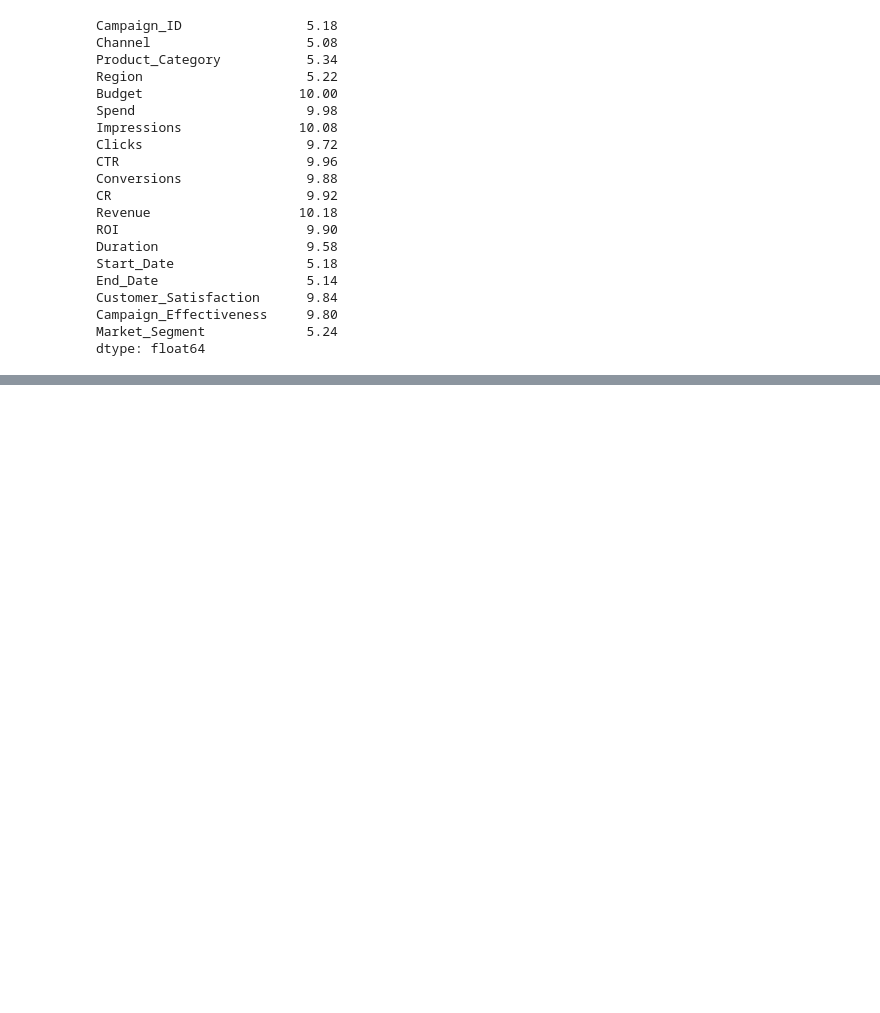
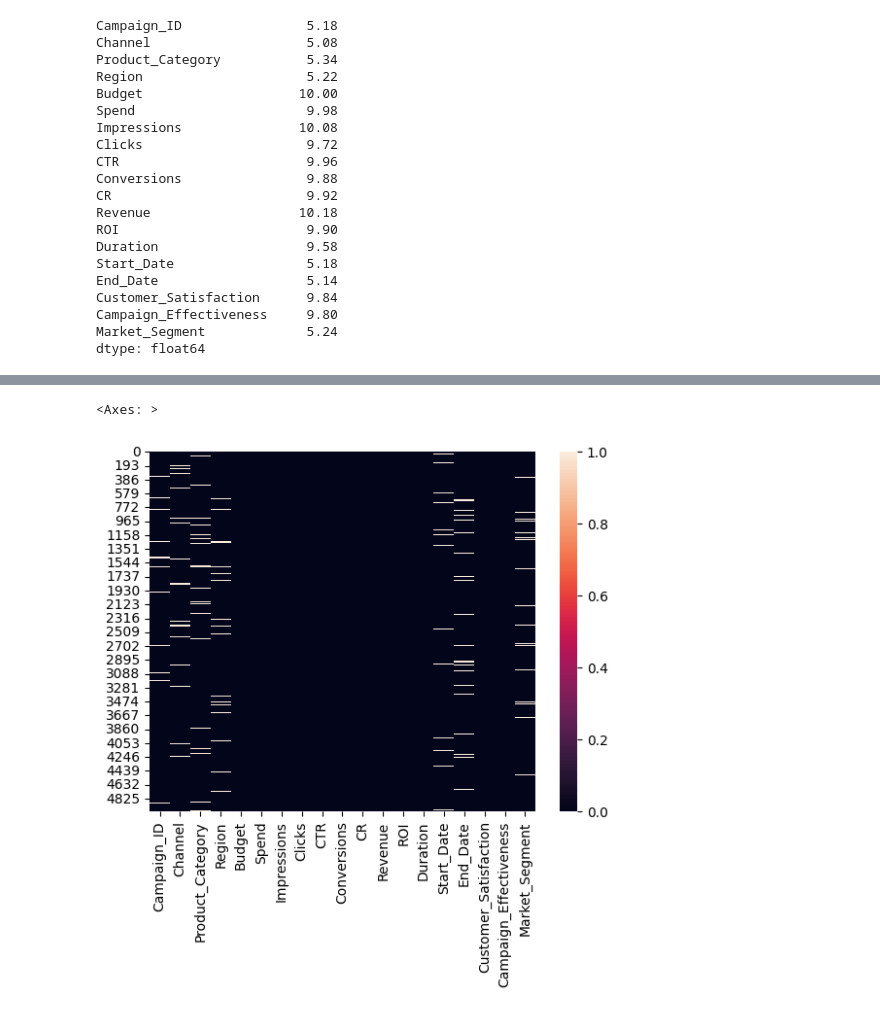
Before and after one commit to Germandcont/Data_Analysis_Project, a Jupyter notebook: Notebooks/Notebook.ipynb, the cells around one changed output, grey strips where cells are left out. Cells and saved outputs as stored; diff of their text form; code cells hidden in the pictures; blank space fills up the shorter version.

```diff
--- a/Notebooks/Notebook.ipynb
+++ b/Notebooks/Notebook.ipynb
@@ -87,0 +107,5 @@ sns.histplot(df['ROI'], kde=True)
+# %%
+#Here im deciding if i should fix Nulls by mean values on every single numeric column
+# df.select_dtypes(include = "number").mean().round(1) another way to do it
+mean_values = df.mean(numeric_only=True).round(1)
+mean_values
@@ -87,0 +128,2 @@ sns.histplot(df['ROI'], kde=True)
+# %%
+df_numeric_filled = df.fillna(mean_values)
@@ -87,0 +155,5 @@ sns.histplot(df['ROI'], kde=True)
+# %%
+sns.heatmap(df_numeric_filled.isnull(), cbar=True)
+# %% [output]
+<Axes: >
+[figure, added]
```
Also changed, not shown: parts of 15 cells of this notebook, 2 other files.
